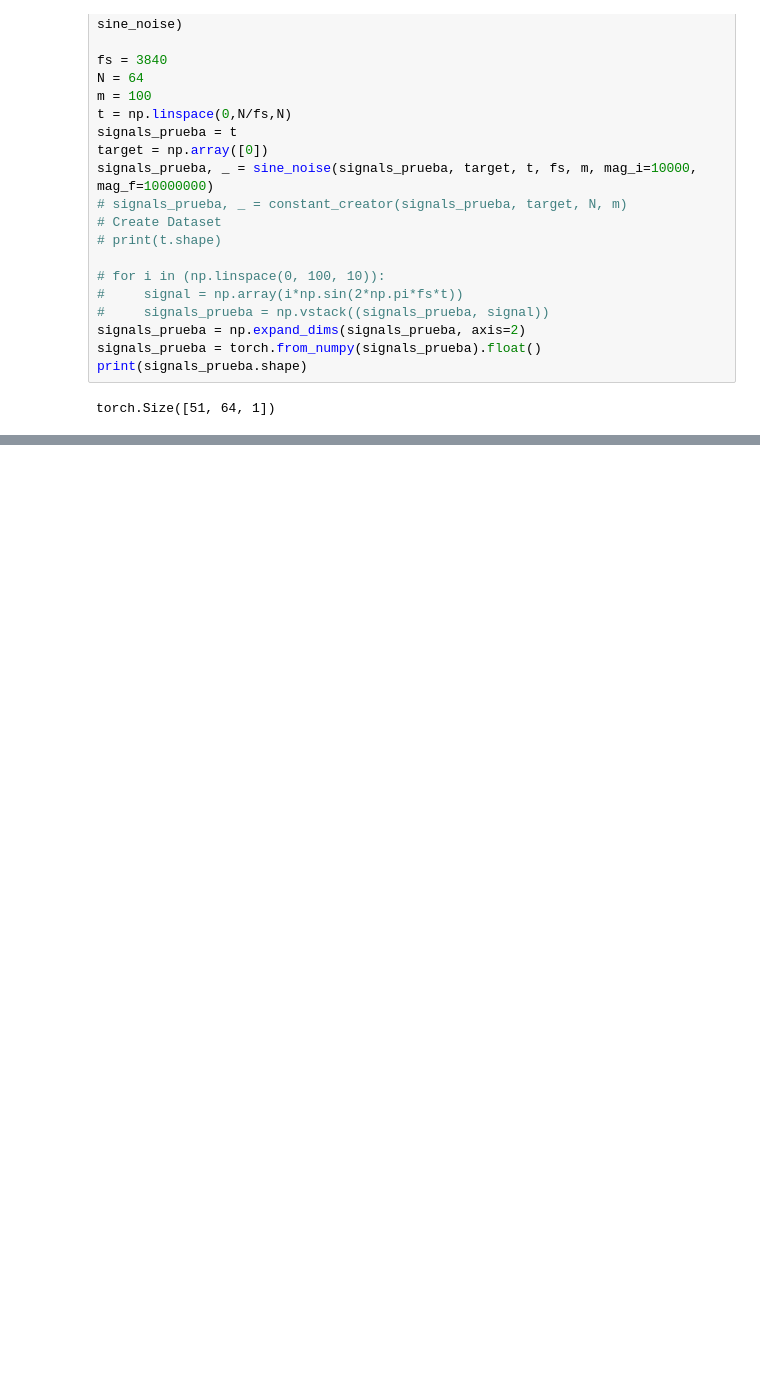
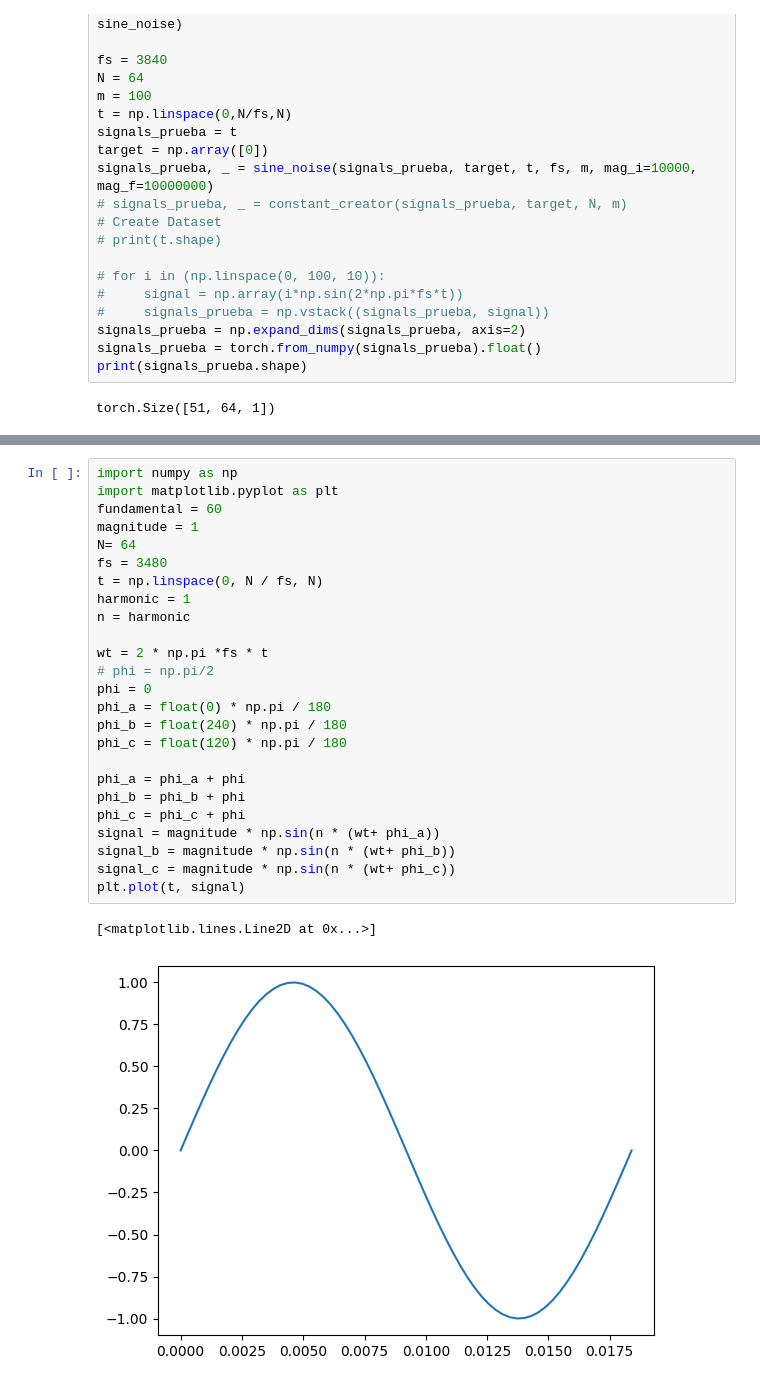
Before and after one commit to alvarohc777/pyTorch, a Jupyter notebook: LSTM_prueba.ipynb, the cells around one changed output, grey strips where cells are left out. Saved outputs shown, nothing was run; the diff lists cells and outputs as text; blank space fills up the shorter version.

```diff
--- a/LSTM_prueba.ipynb
+++ b/LSTM_prueba.ipynb
@@ -260,0 +261,28 @@ tensor([[0.],
+# %%
+import numpy as np
+import matplotlib.pyplot as plt
+fundamental = 60
+magnitude = 1
+N= 64
+fs = 3480
+t = np.linspace(0, N / fs, N)
+harmonic = 1
+n = harmonic
+
+wt = 2 * np.pi *fs * t
+# phi = np.pi/2
+phi = 0
+phi_a = float(0) * np.pi / 180
+phi_b = float(240) * np.pi / 180
+phi_c = float(120) * np.pi / 180
+
+phi_a = phi_a + phi
+phi_b = phi_b + phi
+phi_c = phi_c + phi
+signal = magnitude * np.sin(n * (wt+ phi_a))
+signal_b = magnitude * np.sin(n * (wt+ phi_b))
+signal_c = magnitude * np.sin(n * (wt+ phi_c))
+plt.plot(t, signal)
+# %% [output]
+[<matplotlib.lines.Line2D at 0x...>]
+[figure, added]
```
Also changed, not shown: parts of 4 cells of this notebook, 1 other file.
